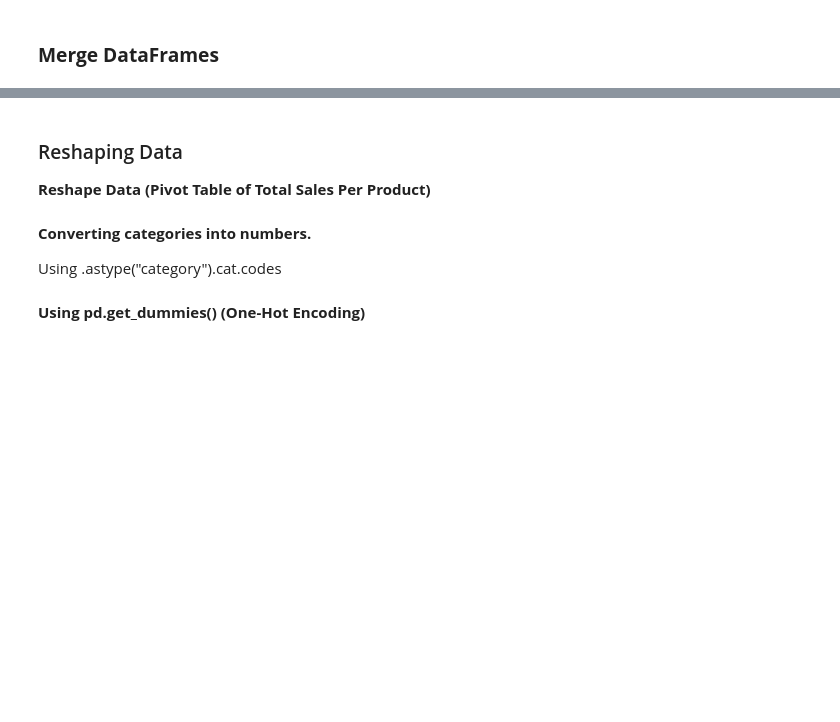
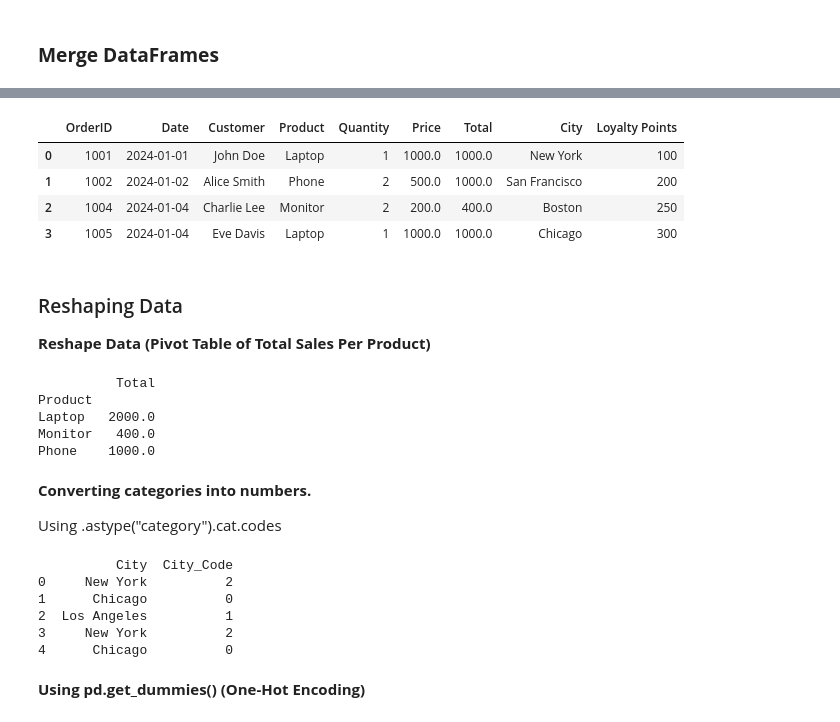
Before and after one commit to hanaalostad/Python_Data_Analysis_Training, a Jupyter notebook: Day3_Session1_Pandas_Empty.ipynb, the cells around one changed output, grey strips where cells are left out. Cells and saved outputs as stored; diff of their text form; code cells hidden in the pictures; blank space fills up the shorter version.

```diff
--- a/Day3_Session1_Pandas_Empty.ipynb
+++ b/Day3_Session1_Pandas_Empty.ipynb
@@ -46,15 +80,27 @@ print(customer_info)
 # %%
 # Merge datasets on "Customer" column, use how="left" to apply left join
-merge_df =
+merge_df = sales.merge(customer_info,on="Customer", how="left")
 merge_df
+# %% [output]
+|  | OrderID | Date | Customer | Product | Quantity | Price | Total | City | Loyalty Points |
+| 0 | 1001 | 2024-01-01 | John Doe | Laptop | 1 | 1000.0 | 1000.0 | New York | 100 |
+| 1 | 1002 | 2024-01-02 | Alice Smith | Phone | 2 | 500.0 | 1000.0 | San Francisco | 200 |
+| 2 | 1004 | 2024-01-04 | Charlie Lee | Monitor | 2 | 200.0 | 400.0 | Boston | 250 |
+| 3 | 1005 | 2024-01-04 | Eve Davis | Laptop | 1 | 1000.0 | 1000.0 | Chicago | 300 |
 # %% [markdown]
 ### Reshaping Data
 **Reshape Data (Pivot Table of Total Sales Per Product)**
 # %%
 # use .pivot_table and apply aggfunc="sum" on values of "Total" column
 
-pivot_table =
+pivot_table = sales.pivot_table(index="Product", values="Total", aggfunc="sum")
 print(pivot_table)
+# %% [output]
+          Total
+Product
+Laptop   2000.0
+Monitor   400.0
+Phone    1000.0
 # %% [markdown]
 **Converting categories into numbers.**
 
@@ -66,9 +112,16 @@ Cities = pd.DataFrame({
 })
 
 # Convert City to numerical codes
-Cities["City_Code"] =
+Cities["City_Code"] = Cities["City"].astype("category").cat.codes
 
 print(Cities)
+# %% [output]
+          City  City_Code
+0     New York          2
+1      Chicago          0
+2  Los Angeles          1
+3     New York          2
+4      Chicago          0
 # %% [markdown]
 **Using pd.get_dummies() (One-Hot Encoding)**
 # %%
```
Also changed, not shown: parts of 11 cells of this notebook.
